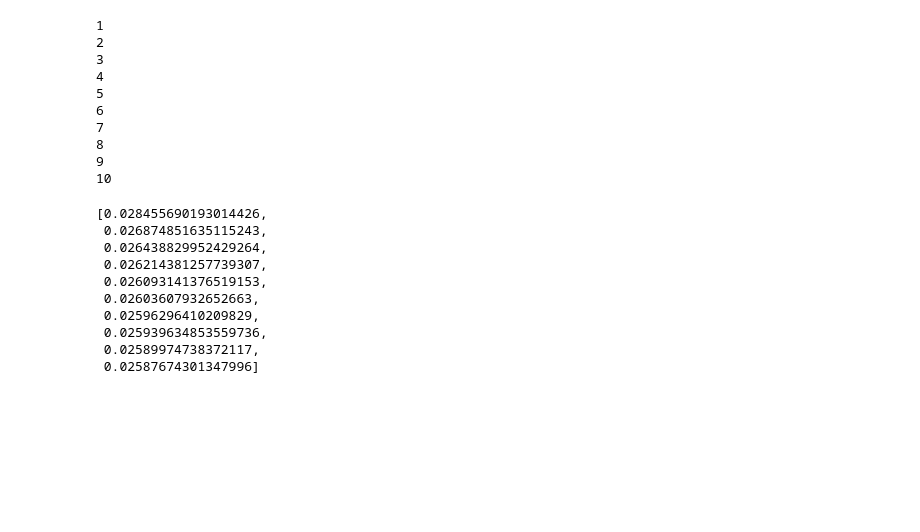
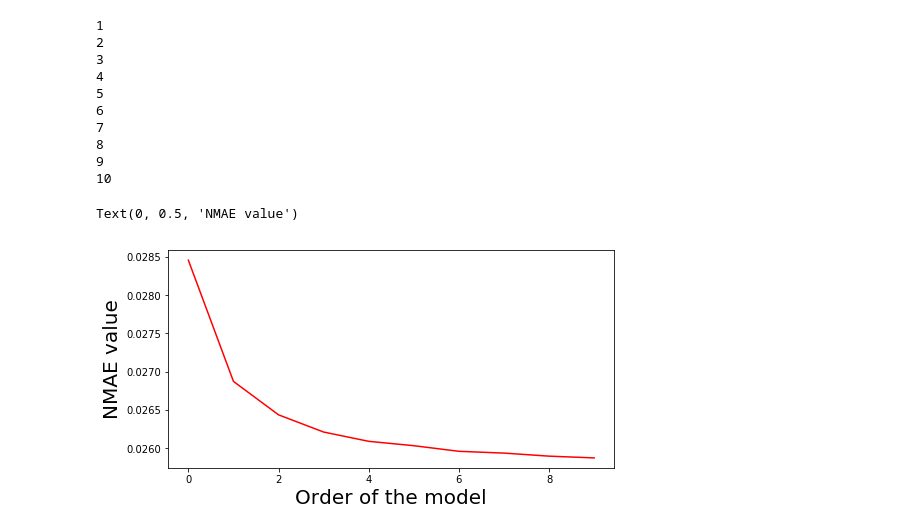
Before and after one commit to hichentang/EP2420, a Jupyter notebook: Proj2.ipynb, the cells around one changed output. Saved outputs shown, nothing was run; the diff lists cells and outputs as text; code cells hidden in the pictures; blank space fills up the shorter version.

Commit message:
AR with graph

```diff
--- a/Proj2.ipynb
+++ b/Proj2.ipynb
@@ -443,16 +443,11 @@ for i in range(1,11):
 8
 9
 10
-# %%
-AR_NMAE_li
-# %% [output]
-[0.028455690193014426,
- 0.026874851635115243,
- 0.026438829952429264,
- 0.026214381257739307,
- 0.026093141376519153,
- 0.02603607932652663,
- 0.02596296410209829,
- 0.025939634853559736,
- 0.02589974738372117,
- 0.02587674301347996]
+# %%
+plt.figure(num =1, figsize=(8,4))
+plt.plot(AR_NMAE_li, color = 'r')
+plt.xlabel('Order of the model', fontsize=20)
+plt.ylabel('NMAE value', fontsize=20)
+# %% [output]
+Text(0, 0.5, 'NMAE value')
+[figure, added]
```
